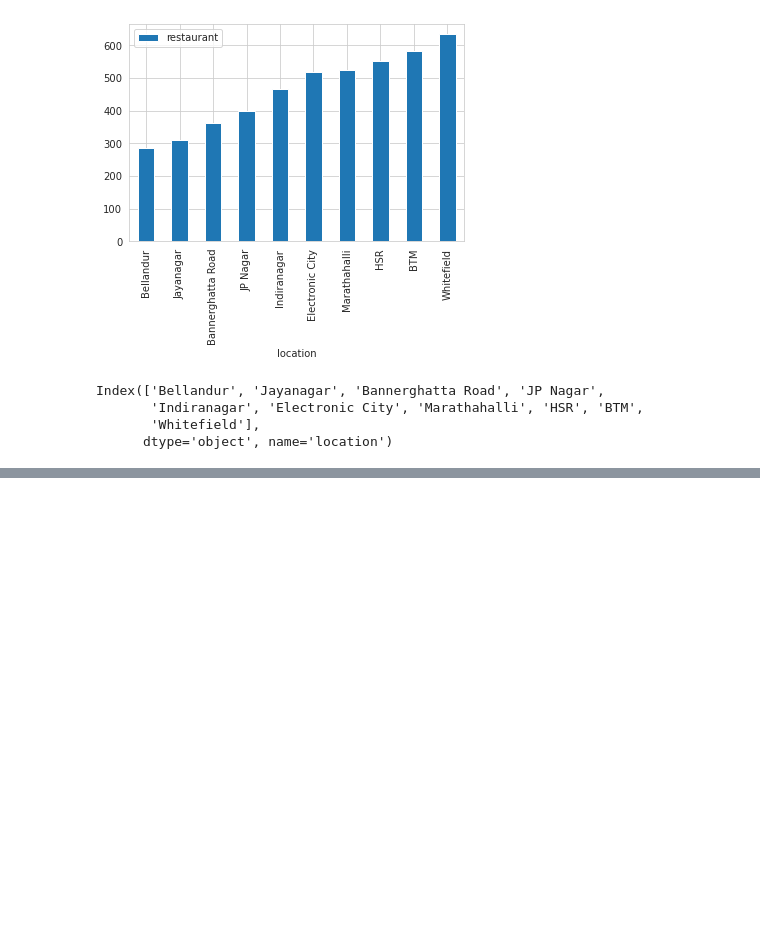
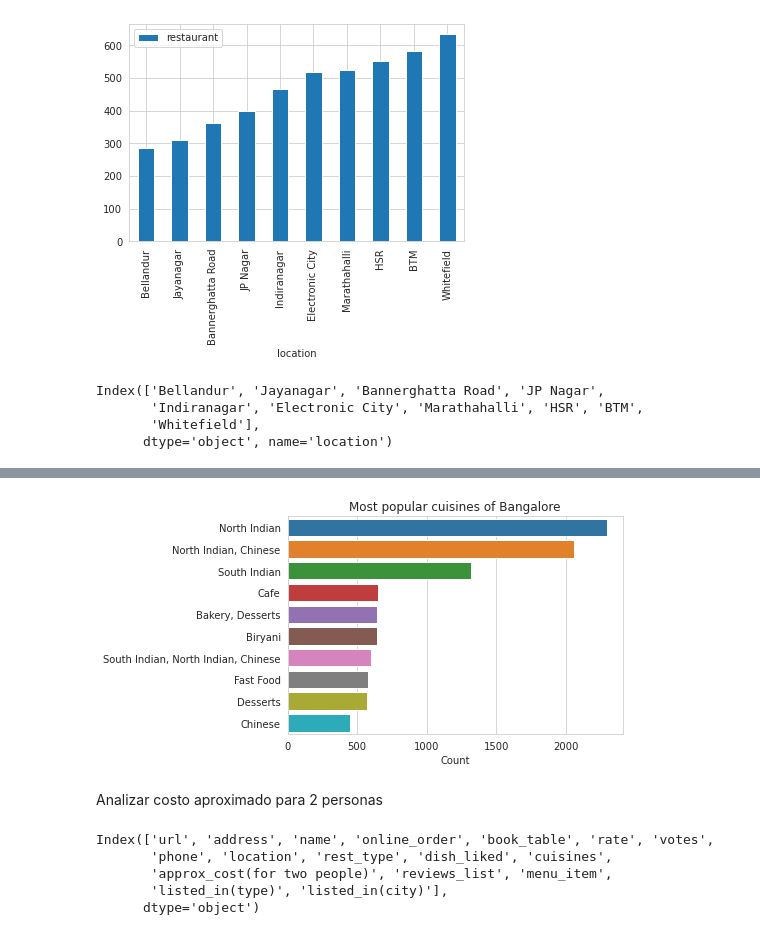
Before and after one commit to Data-Analysis-Projects-Udemy/Project-3-Geospatial-Analysis-Project, a Jupyter notebook: Zomato_EDA.ipynb, the cells around one changed output, grey strips where cells are left out. Cells and saved outputs as stored; diff of their text form; code cells hidden in the pictures; blank space fills up the shorter version.

```diff
--- a/Zomato_EDA.ipynb
+++ b/Zomato_EDA.ipynb
@@ -300,0 +355,18 @@ Index(['Bellandur', 'Jayanagar', 'Bannerghatta Road', 'JP Nagar',
+# %%
+cuisines=df['cuisines'].value_counts()[:10]
+sns.barplot(cuisines,cuisines.index)
+plt.xlabel('Count')
+plt.title("Most popular cuisines of Bangalore")
+plt.savefig("./images/cuisines.png")
+# %% [output]
+[figure, added]
+# %% [markdown]
+Analizar costo aproximado para 2 personas
+# %%
+df.columns
+# %% [output]
+Index(['url', 'address', 'name', 'online_order', 'book_table', 'rate', 'votes',
+       'phone', 'location', 'rest_type', 'dish_liked', 'cuisines',
+       'approx_cost(for two people)', 'reviews_list', 'menu_item',
+       'listed_in(type)', 'listed_in(city)'],
+      dtype='object')
```
Also changed, not shown: parts of 17 cells of this notebook, 5 other files.
